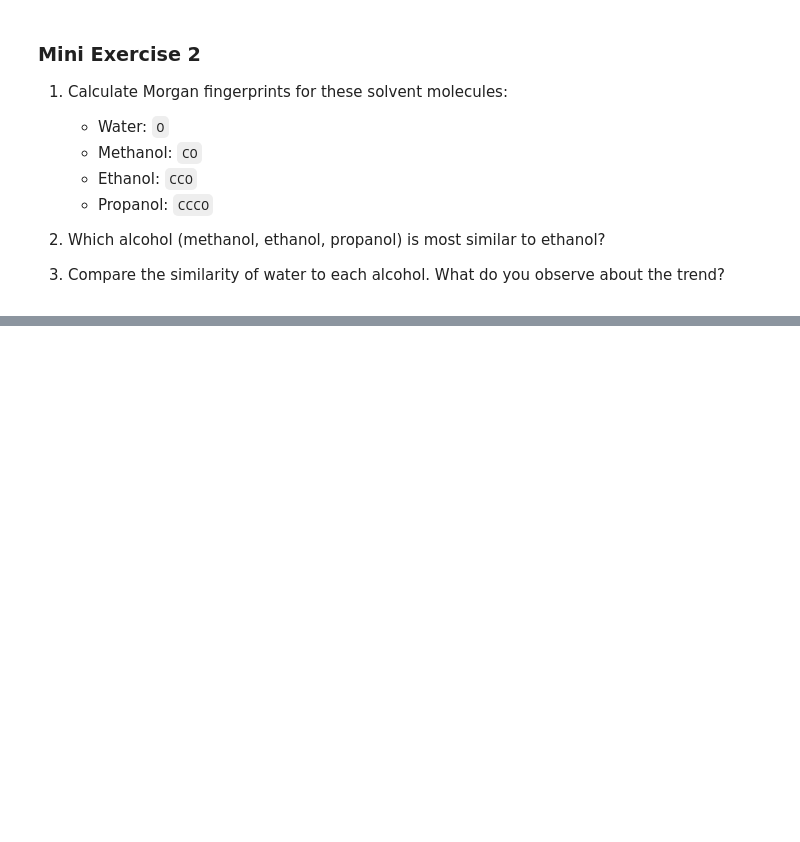
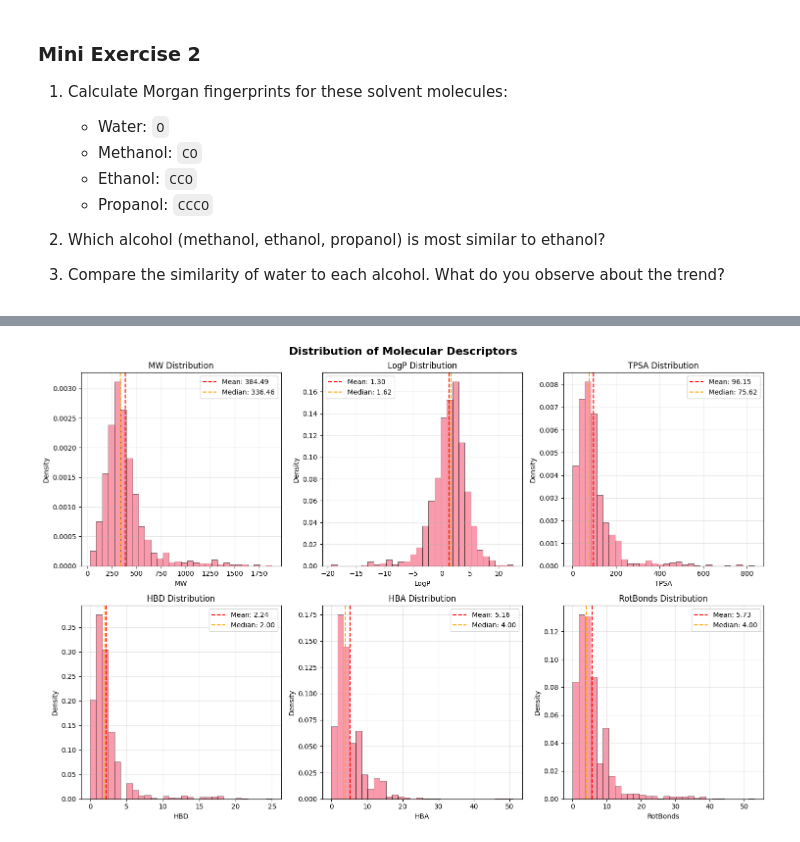
Before and after one commit to amygao226/CHE-1147, a Jupyter notebook: tutorials/tutorial_03_eda_and_rdkit.ipynb, the cells around one changed output, grey strips where cells are left out. Saved outputs shown, nothing was run; the diff lists cells and outputs as text; code cells hidden in the pictures; blank space fills up the shorter version.

```diff
--- a/tutorials/tutorial_03_eda_and_rdkit.ipynb
+++ b/tutorials/tutorial_03_eda_and_rdkit.ipynb
@@ -406,0 +485,8 @@ Shape: (1480, 10)
+# %%
+# Import additional libraries for visualization and analysis
+import matplotlib.pyplot as plt
+import seaborn as sns
+
+# Set up plotting style for better visualizations
+plt.style.use("default")
+sns.set_palette("husl")
@@ -406,0 +577,34 @@ Shape: (1480, 10)
+# %%
+# Create visualizations for molecular descriptors
+fig, axes = plt.subplots(2, 3, figsize=(15, 10))
+fig.suptitle('Distribution of Molecular Descriptors', fontsize=16, fontweight='bold')
+
+# Define descriptors to plot
+descriptors_to_plot = ['MW', 'LogP', 'TPSA', 'HBD', 'HBA', 'RotBonds']
+
+for i, descriptor in enumerate(descriptors_to_plot):
+    row = i // 3
+    col = i % 3
+
+    # Create histogram with density curve
+    axes[row, col].hist(df_with_descriptors[descriptor], bins=30, alpha=0.7,
+                       density=True, edgecolor='black', linewidth=0.5)
+
+    # Add statistical information
+    mean_val = df_with_descriptors[descriptor].mean()
+    median_val = df_with_descriptors[descriptor].median()
+    axes[row, col].axvline(mean_val, color='red', linestyle='--',
+                          label=f'Mean: {mean_val:.2f}')
+    axes[row, col].axvline(median_val, color='orange', linestyle='--',
+                          label=f'Median: {median_val:.2f}')
+
+    axes[row, col].set_title(f'{descriptor} Distribution')
+    axes[row, col].set_xlabel(descriptor)
+    axes[row, col].set_ylabel('Density')
+    axes[row, col].legend()
+    axes[row, col].grid(True, alpha=0.3)
+
+plt.tight_layout()
+plt.show()
+# %% [output]
+[figure, added]
```
Also changed, not shown: parts of 24 cells of this notebook.
